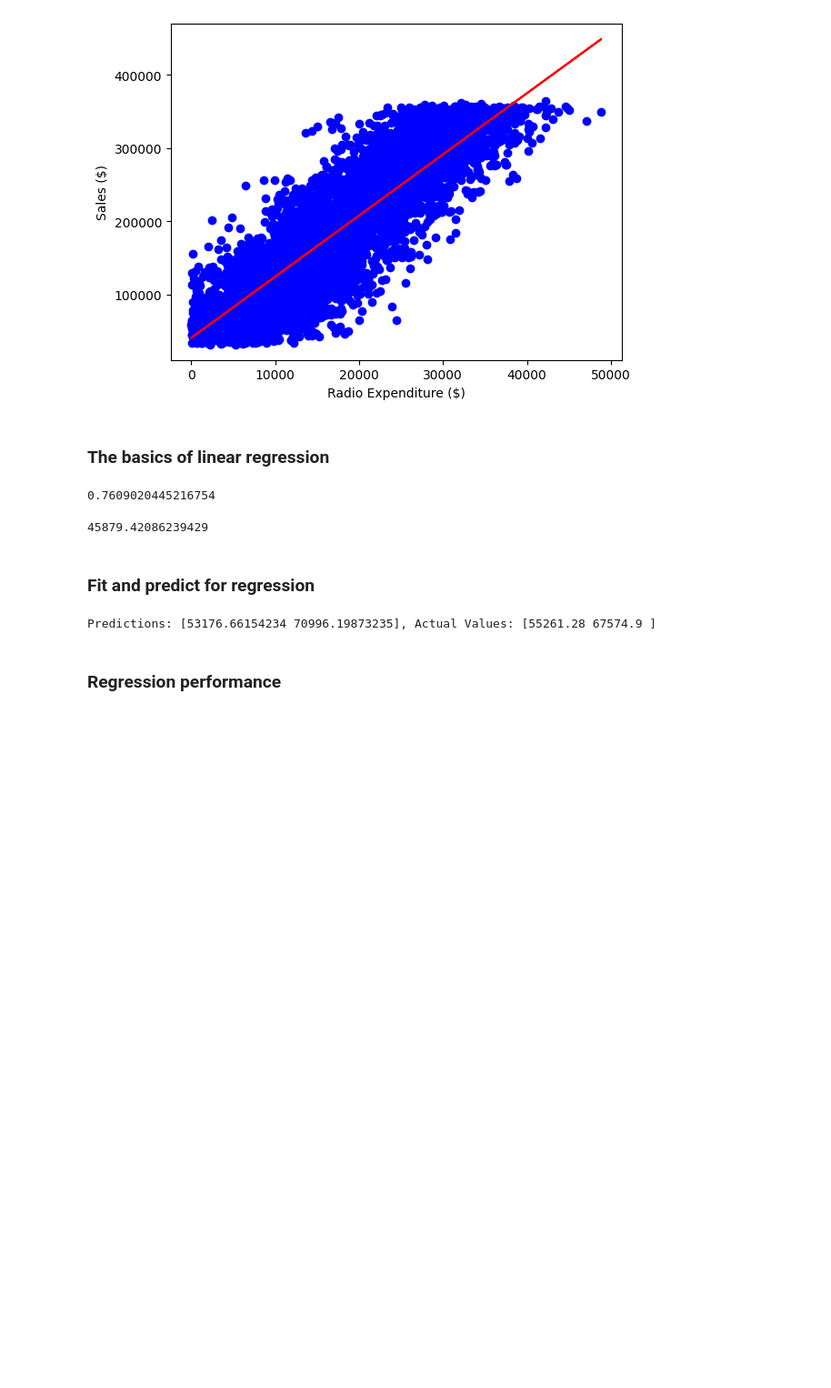
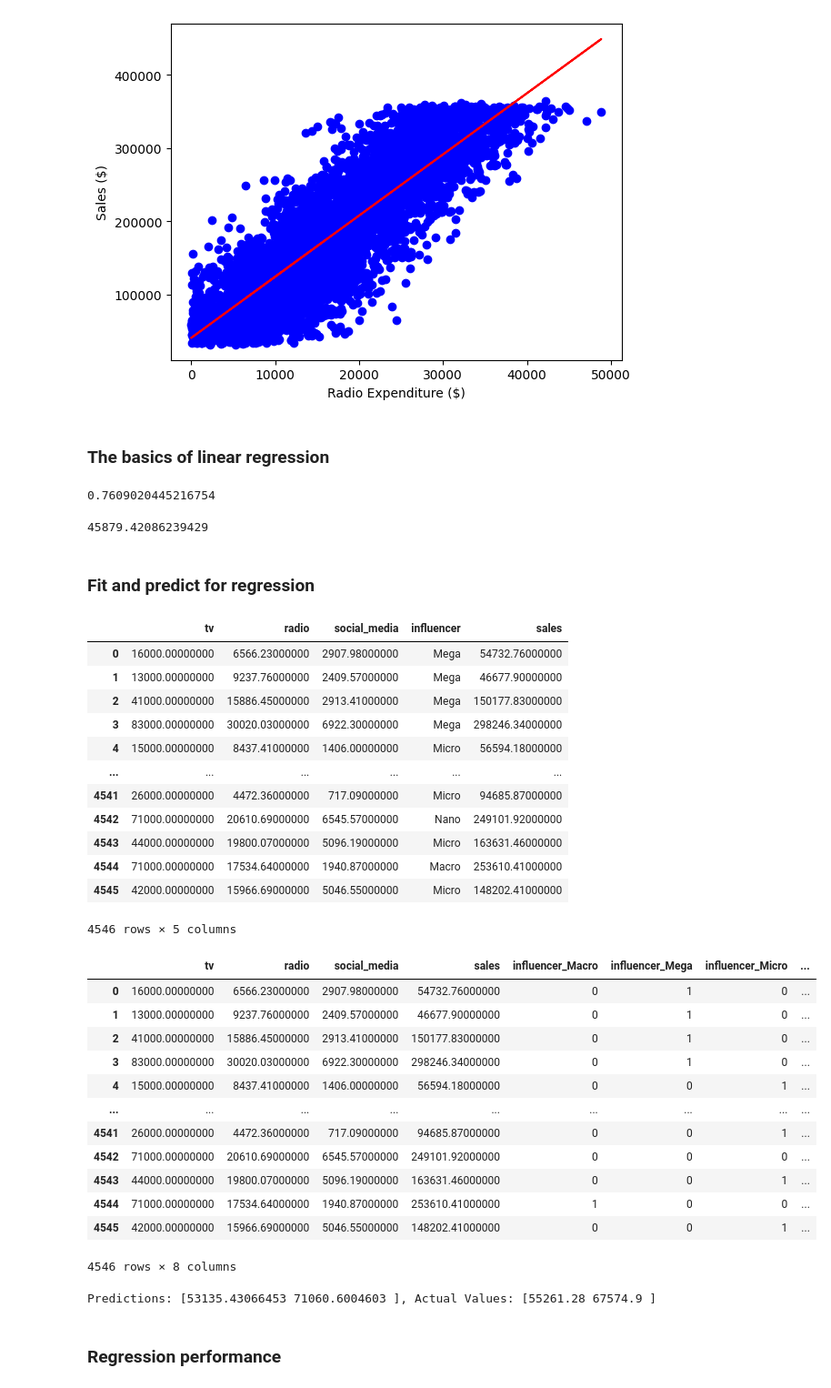
Before and after one commit to AustinCC-CSSO/ACC-ACM-ML-Master-Template, a Jupyter notebook: Supervised Machine Learning Template/supervised_learning_with_scikit-learn.ipynb, the cells around one changed output. Shown at 91% size. Cells and saved outputs as stored; diff of their text form; code cells hidden in the pictures; blank space fills up the shorter version.

```diff
--- a/Supervised Machine Learning Template/supervised_learning_with_scikit-learn.ipynb
+++ b/Supervised Machine Learning Template/supervised_learning_with_scikit-learn.ipynb
@@ -471,6 +471,40 @@ mean_squared_error(y_test, y_pred, squared = False)
 45879.42086239429
 # %% [markdown]
 ### Fit and predict for regression
+# %%
+sales_df = pd.read_csv('advertising_and_sales_clean.csv')
+display(sales_df)
+# columns -> influencer
+# prefix -> create col name with influencer
+sales_df = pd.get_dummies(sales_df, columns=['influencer'], prefix='influencer')
+display(sales_df)
+# %% [output]
+|  | tv | radio | social_media | influencer | sales |
+| 0 | 16000.00000000 | 6566.23000000 | 2907.98000000 | Mega | 54732.76000000 |
+| 1 | 13000.00000000 | 9237.76000000 | 2409.57000000 | Mega | 46677.90000000 |
+| 2 | 41000.00000000 | 15886.45000000 | 2913.41000000 | Mega | 150177.83000000 |
+| 3 | 83000.00000000 | 30020.03000000 | 6922.30000000 | Mega | 298246.34000000 |
+| 4 | 15000.00000000 | 8437.41000000 | 1406.00000000 | Micro | 56594.18000000 |
+| ... | ... | ... | ... | ... | ... |
+| 4541 | 26000.00000000 | 4472.36000000 | 717.09000000 | Micro | 94685.87000000 |
+| 4542 | 71000.00000000 | 20610.69000000 | 6545.57000000 | Nano | 249101.92000000 |
+| 4543 | 44000.00000000 | 19800.07000000 | 5096.19000000 | Micro | 163631.46000000 |
+| 4544 | 71000.00000000 | 17534.64000000 | 1940.87000000 | Macro | 253610.41000000 |
+| 4545 | 42000.00000000 | 15966.69000000 | 5046.55000000 | Micro | 148202.41000000 |
+4546 rows × 5 columns
+|  | tv | radio | social_media | sales | influencer_Macro | influencer_Mega | influencer_Micro | ... |
+| 0 | 16000.00000000 | 6566.23000000 | 2907.98000000 | 54732.76000000 | 0 | 1 | 0 | ... |
+| 1 | 13000.00000000 | 9237.76000000 | 2409.57000000 | 46677.90000000 | 0 | 1 | 0 | ... |
+| 2 | 41000.00000000 | 15886.45000000 | 2913.41000000 | 150177.83000000 | 0 | 1 | 0 | ... |
+| 3 | 83000.00000000 | 30020.03000000 | 6922.30000000 | 298246.34000000 | 0 | 1 | 0 | ... |
+| 4 | 15000.00000000 | 8437.41000000 | 1406.00000000 | 56594.18000000 | 0 | 0 | 1 | ... |
+| ... | ... | ... | ... | ... | ... | ... | ... | ... |
+| 4541 | 26000.00000000 | 4472.36000000 | 717.09000000 | 94685.87000000 | 0 | 0 | 1 | ... |
+| 4542 | 71000.00000000 | 20610.69000000 | 6545.57000000 | 249101.92000000 | 0 | 0 | 0 | ... |
+| 4543 | 44000.00000000 | 19800.07000000 | 5096.19000000 | 163631.46000000 | 0 | 0 | 1 | ... |
+| 4544 | 71000.00000000 | 17534.64000000 | 1940.87000000 | 253610.41000000 | 1 | 0 | 0 | ... |
+| 4545 | 42000.00000000 | 15966.69000000 | 5046.55000000 | 148202.41000000 | 0 | 0 | 1 | ... |
+4546 rows × 8 columns
 # %%
 # Create X and y arrays
 X = sales_df.drop("sales", axis=1).values
@@ -488,7 +522,7 @@ reg.fit(X_train, y_train)
 y_pred = reg.predict(X_test)
 print("Predictions: {}, Actual Values: {}".format(y_pred[:2], y_test[:2]))
 # %% [output]
-Predictions: [53176.66154234 70996.19873235], Actual Values: [55261.28 67574.9 ]
+Predictions: [53135.43066453 71060.6004603 ], Actual Values: [55261.28 67574.9 ]
 # %% [markdown]
 ### Regression performance
 # %%
```
Also changed, not shown: parts of 2 cells of this notebook, 1 other file.
